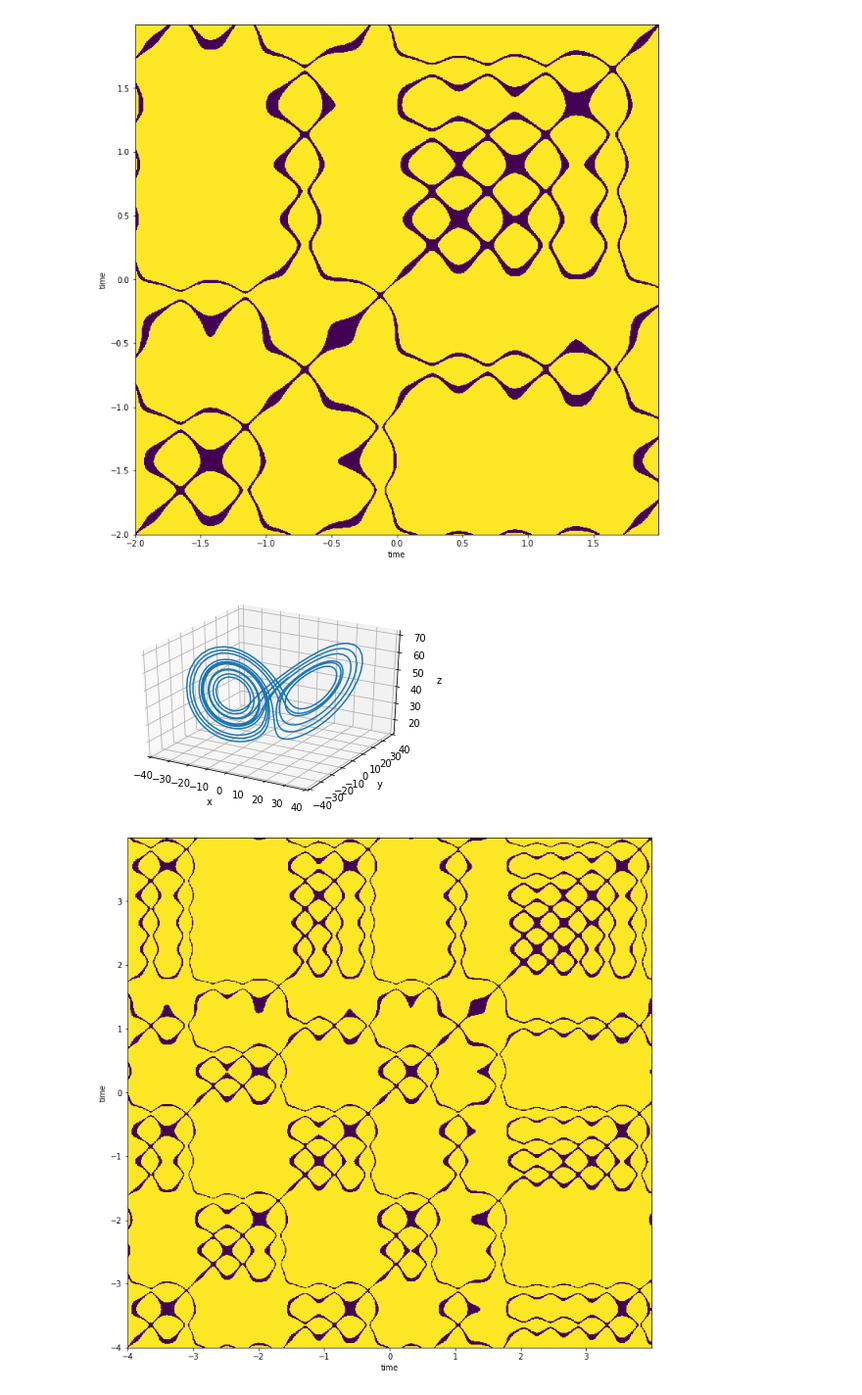
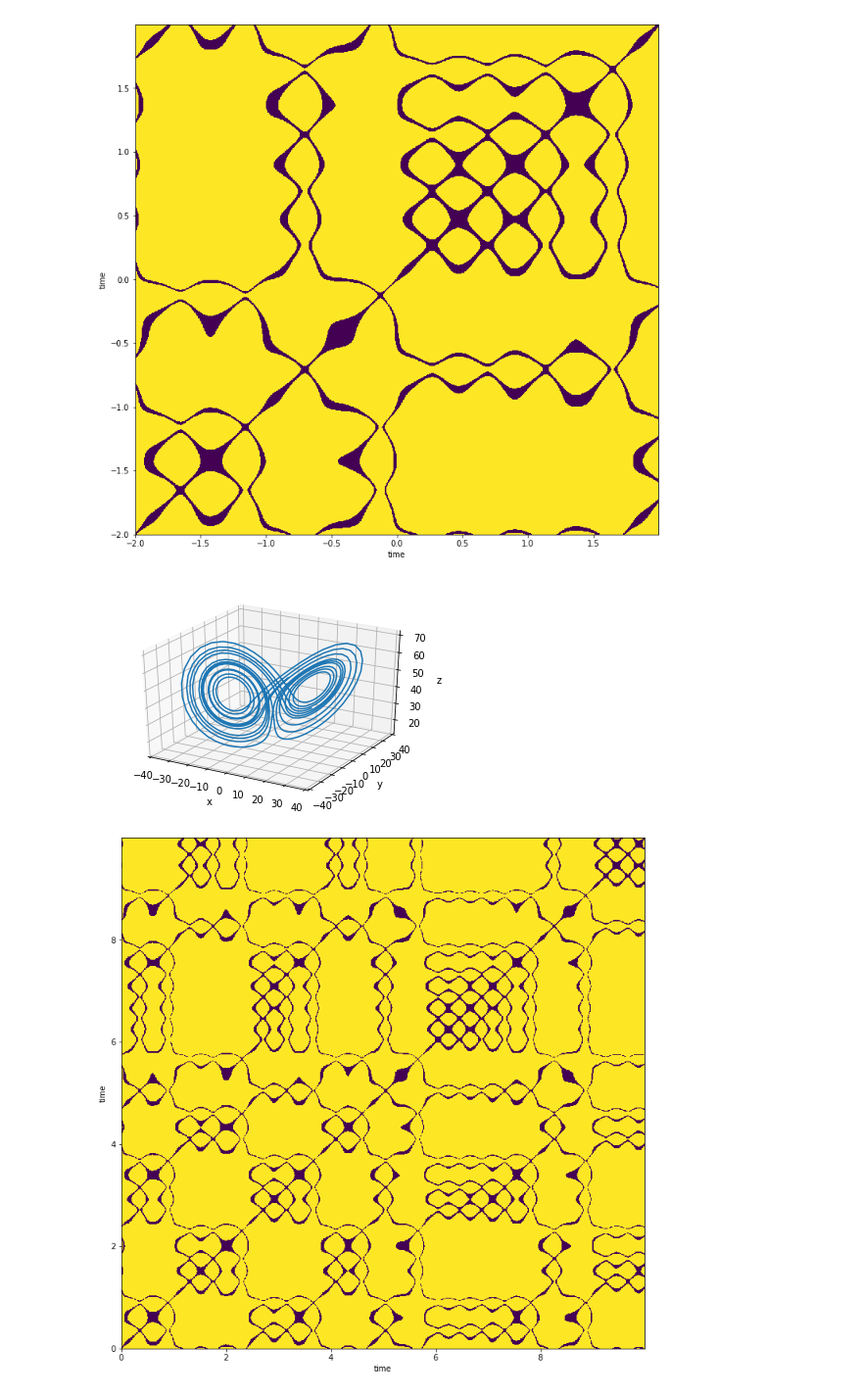
Before and after one commit to WyLyu/UPOsHam, a Jupyter notebook: RecurrencePlot.ipynb, the cells around one changed output. Shown: that part at 98% size. Cells and saved outputs as stored; diff of their text form; code cells hidden in the pictures.

```diff
--- a/RecurrencePlot.ipynb
+++ b/RecurrencePlot.ipynb
@@ -152,7 +152,7 @@ sigma = 16.0
 rho = 45.0
 beta = 4.0
 state0 = [10.0, -3.8, 55.0]
-t = np.arange(-4.0, 4.0, 0.008)
+t = np.arange(0.0, 10.0, 0.01)
 
 def Lorenz(fun,t):
     x,y,z=fun
@@ -163,34 +163,34 @@ def Lorenz(fun,t):
 states = odeint(Lorenz, state0, t)
 fig = plt.figure()
 ax = fig.gca(projection='3d')
 ax.plot(states[:,0], states[:,1], states[:,2])
 ax.set_xlabel('x')
 ax.set_ylabel('y')
 ax.set_zlabel('z')
 plt.xlim(-40,40)
 plt.ylim(-40,40)
 plt.show()
 
-t1=np.linspace(-4.0, 4.0, 0.008)
-t2=np.linspace(-4.0, 4.0, 0.008)
+t1=np.linspace(0, 10.0, 0.01)
+t2=np.linspace(0.0, 10.0, 0.01)
 T1,T2=np.meshgrid(t,t)
 Z=np.zeros((1000,1000))
 Z2=np.zeros((1000,1000))
 delta_h = 2
 delta_l = 0
 for i in range(999):
     for j in range(999):
             Z[i,j]=math.sqrt((states[:,0][i]-states[:,0][j])**2)
             if Z[i,j] > delta_h or Z[i,j] < delta_l:
                 Z2[i,j] = 1
             else:
                 Z2[i,j] = 0
 
 plt.figure(figsize=(12,12))
 plt.pcolormesh(T1,T2,Z2)
 plt.xlabel('time')
 plt.ylabel('time')
 plt.show()
 # %% [output]
-[figure, old version]
+[figure, new version]
-[figure, old version]
+[figure, new version]
```
